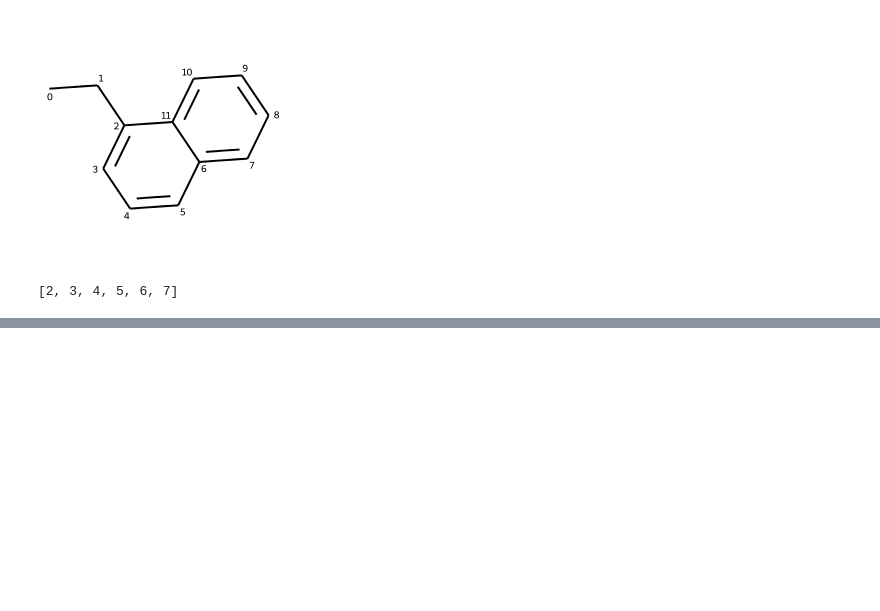
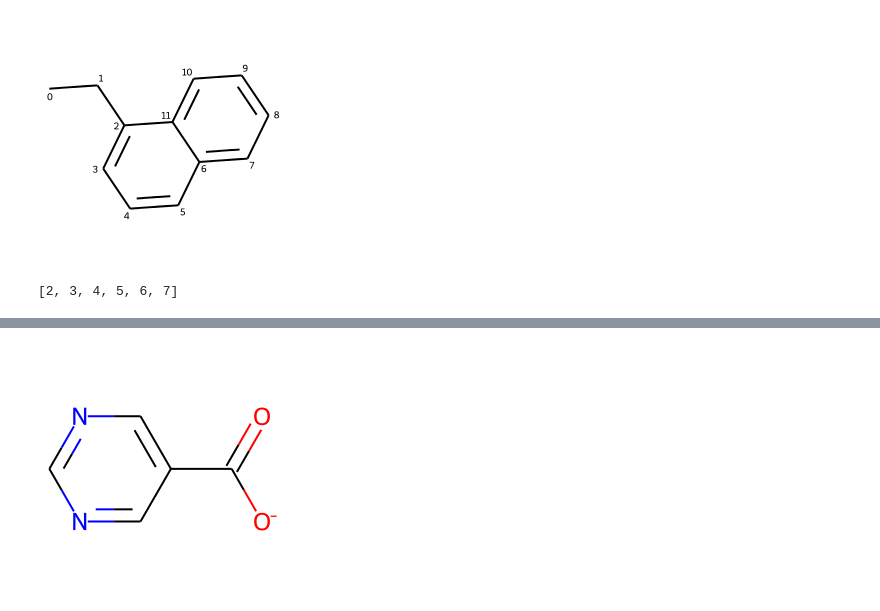
Before and after one commit to MDSYN2019/MDNPPackage, a Jupyter notebook: notebooks/RDKIT_Testing_Functions.ipynb, the cells around one changed output, grey strips where cells are left out. Drawn from its saved outputs; the diff is of its cells as text; code cells hidden in the pictures; blank space fills up the shorter version.

```diff
--- a/notebooks/RDKIT_Testing_Functions.ipynb
+++ b/notebooks/RDKIT_Testing_Functions.ipynb
@@ -236,0 +298,12 @@ hit_ats
+# %%
+"""
+Including a Calculation
+-----------------------
+
+Draw a molecule with a calculation value displayed
+
+"""
+m = Chem.MolFromSmiles('c1ncncc1C(=O)[O-]')
+m
+# %% [output]
+[figure, added]
```
Also changed, not shown: parts of 23 cells of this notebook, 15 other files.
